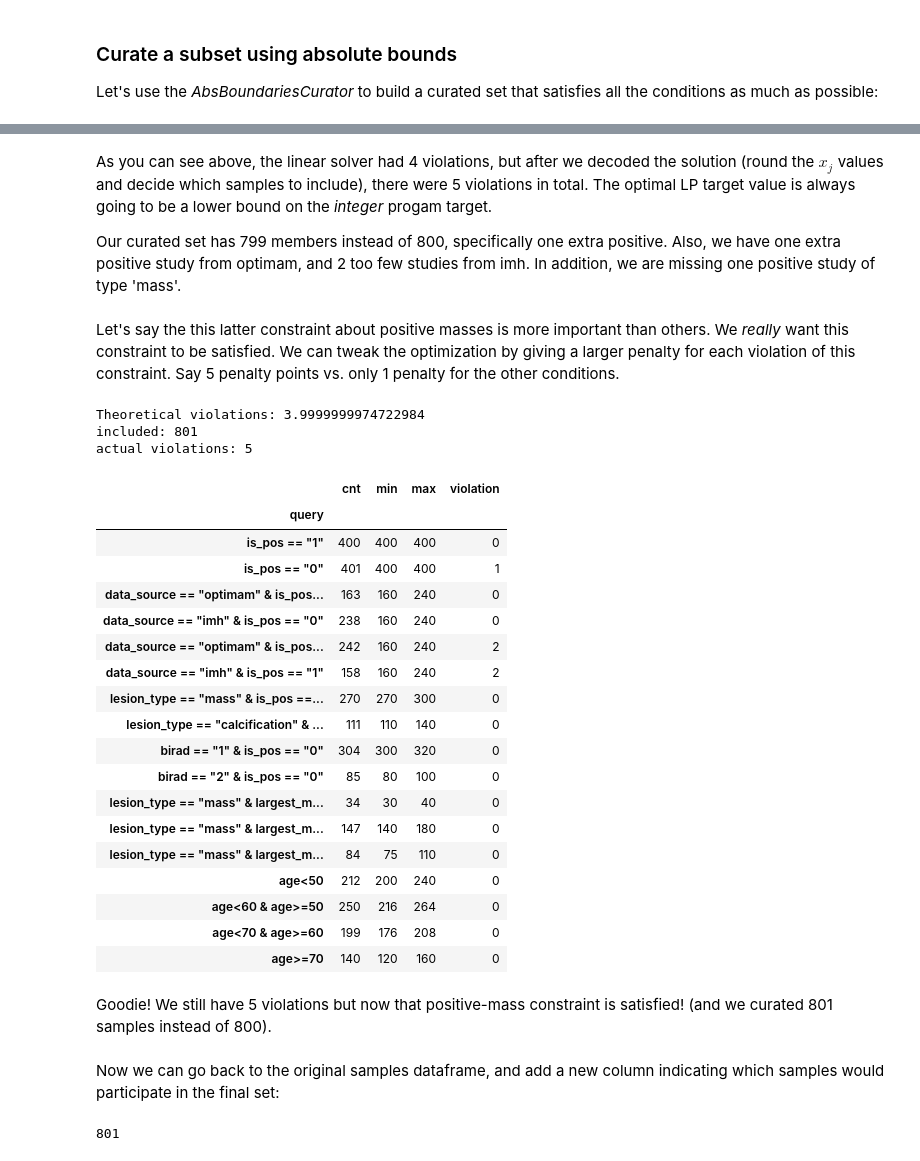
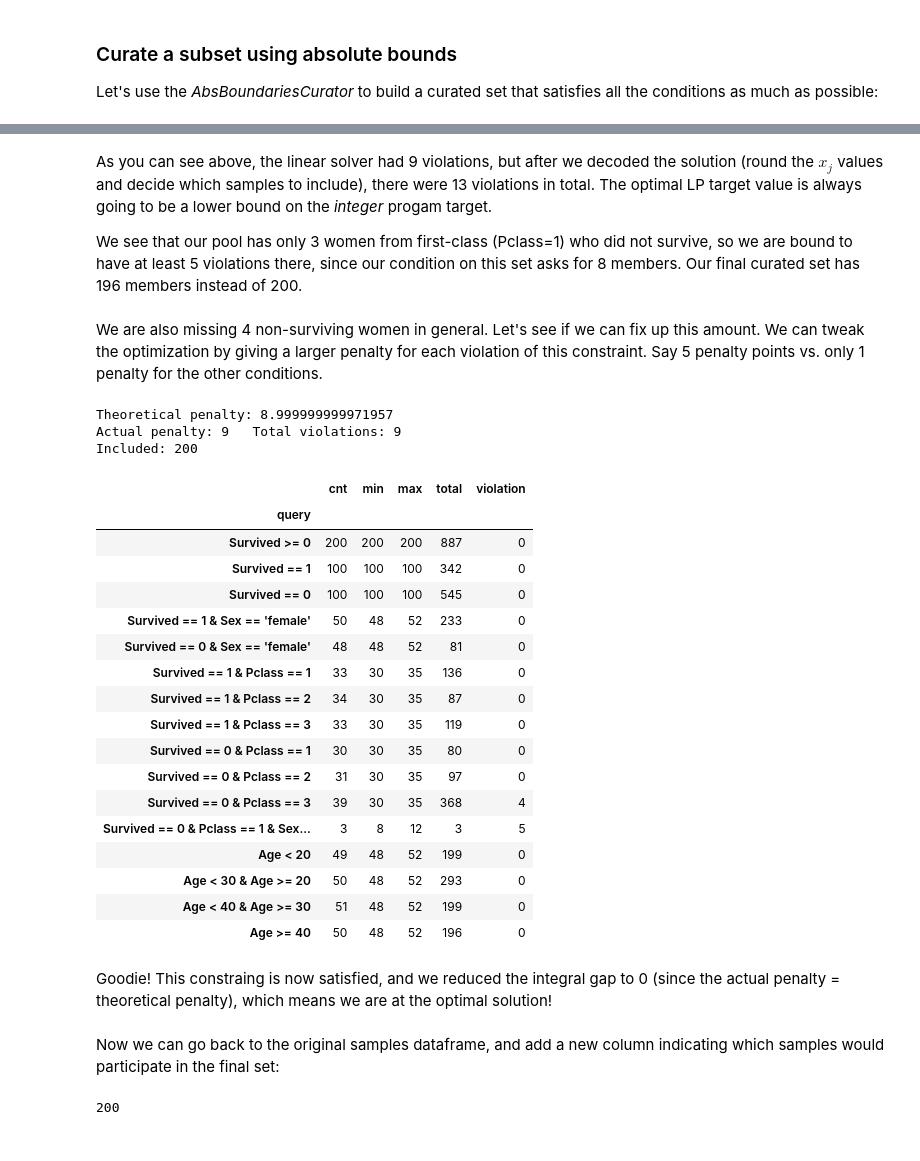
Before and after one commit to jonilaserson/curation_magic, a Jupyter notebook: index.ipynb, the cells around one changed output, grey strips where cells are left out. Cells and saved outputs as stored; diff of their text form; code cells hidden in the pictures.

Commit message:
Change from medical example to titanic

```diff
--- a/index.ipynb
+++ b/index.ipynb
@@ -24,8 +24,6 @@ Let's see an example:
 # Load dataframe from file.
 import pandas as pd
 
-df_samples = pd.read_csv('csvs/curation_pool.csv',
-                         converters={'age':int, 'birad':int})
-df_samples = df_samples.set_index('study_id')
-df_samples.sample(7)
+df_samples = pd.read_csv('csvs/titanic.csv')
+df_samples.head()
 # %% [output]
@@ -140,49 +131,49 @@ actual violations: 5
 # %% [markdown]
-As you can see above, the linear solver had 4 violations, but after we decoded the solution (round the $x_j$ values and decide which samples to include), there were 5 violations in total. The optimal LP target value is always going to be a lower bound on the *integer* progam target.
+As you can see above, the linear solver had 9 violations, but after we decoded the solution (round the $x_j$ values and decide which samples to include), there were 13 violations in total. The optimal LP target value is always going to be a lower bound on the *integer* progam target.
 
-Our curated set has 799 members instead of 800, specifically one extra positive. Also, we have one extra positive study from optimam, and 2 too few studies from imh.  In addition, we are missing one positive study of type 'mass'.
+We see that our pool has only 3 women from first-class (Pclass=1) who did not survive, so we are bound to have at least 5 violations there, since our condition on this set asks for 8 members. Our final curated set has 196 members instead of 200.
 # %% [markdown]
-Let's say the this latter constraint about positive masses is more important than others. We *really* want this constraint to be satisfied.  We can tweak the optimization by giving a larger penalty for each violation of this constraint.  Say 5 penalty points vs. only 1 penalty for the other conditions.
+We are also missing 4 non-surviving women in general. Let's see if we can fix up this amount.
+We can tweak the optimization by giving a larger penalty for each violation of this constraint.  Say 5 penalty points vs. only 1 penalty for the other conditions.
 # %%
 df_cond_abs['penalty_per_violation'] = 1
-df_cond_abs.loc['lesion_type == "mass" & is_pos == "1"', 'penalty_per_violation'] = 5
+df_cond_abs.loc["Survived == 0 & Sex == 'female'", 'penalty_per_violation'] = 5
 
-abc = curator.AbsBoundariesCurator(df_samples, df_cond_abs)
-included, summary = abc.run(method='interior-point')
+cc = curator.AbsBoundariesCurator(df_samples, df_cond_abs)
+included, summary = cc.run(method='interior-point')
 
 summary
 # %% [output]
-Theoretical violations: 3.9999999974722984
-included: 801
-actual violations: 5
+Theoretical penalty: 8.999999999971957
+Actual penalty: 9   Total violations: 9
+Included: 200
-|  | cnt | min | max | violation |
-| query |  |  |  |  |
-| is_pos == "1" | 400 | 400 | 400 | 0 |
-| is_pos == "0" | 401 | 400 | 400 | 1 |
-| data_source == "optimam" & is_pos... | 163 | 160 | 240 | 0 |
-| data_source == "imh" & is_pos == "0" | 238 | 160 | 240 | 0 |
-| data_source == "optimam" & is_pos... | 242 | 160 | 240 | 2 |
-| data_source == "imh" & is_pos == "1" | 158 | 160 | 240 | 2 |
-| lesion_type == "mass" & is_pos ==... | 270 | 270 | 300 | 0 |
-| lesion_type == "calcification" & ... | 111 | 110 | 140 | 0 |
-| birad == "1" & is_pos == "0" | 304 | 300 | 320 | 0 |
-| birad == "2" & is_pos == "0" | 85 | 80 | 100 | 0 |
-| lesion_type == "mass" & largest_m... | 34 | 30 | 40 | 0 |
-| lesion_type == "mass" & largest_m... | 147 | 140 | 180 | 0 |
-| lesion_type == "mass" & largest_m... | 84 | 75 | 110 | 0 |
-| age<50 | 212 | 200 | 240 | 0 |
-| age<60 & age>=50 | 250 | 216 | 264 | 0 |
-| age<70 & age>=60 | 199 | 176 | 208 | 0 |
-| age>=70 | 140 | 120 | 160 | 0 |
+|  | cnt | min | max | total | violation |
+| query |  |  |  |  |  |
+| Survived >= 0 | 200 | 200 | 200 | 887 | 0 |
+| Survived == 1 | 100 | 100 | 100 | 342 | 0 |
+| Survived == 0 | 100 | 100 | 100 | 545 | 0 |
+| Survived == 1 & Sex == 'female' | 50 | 48 | 52 | 233 | 0 |
+| Survived == 0 & Sex == 'female' | 48 | 48 | 52 | 81 | 0 |
+| Survived == 1 & Pclass == 1 | 33 | 30 | 35 | 136 | 0 |
+| Survived == 1 & Pclass == 2 | 34 | 30 | 35 | 87 | 0 |
+| Survived == 1 & Pclass == 3 | 33 | 30 | 35 | 119 | 0 |
+| Survived == 0 & Pclass == 1 | 30 | 30 | 35 | 80 | 0 |
+| Survived == 0 & Pclass == 2 | 31 | 30 | 35 | 97 | 0 |
+| Survived == 0 & Pclass == 3 | 39 | 30 | 35 | 368 | 4 |
+| Survived == 0 & Pclass == 1 & Sex... | 3 | 8 | 12 | 3 | 5 |
+| Age < 20 | 49 | 48 | 52 | 199 | 0 |
+| Age < 30 & Age >= 20 | 50 | 48 | 52 | 293 | 0 |
+| Age < 40 & Age >= 30 | 51 | 48 | 52 | 199 | 0 |
+| Age >= 40 | 50 | 48 | 52 | 196 | 0 |
-# %% [markdown]
-Goodie!  We still have 5 violations but now that positive-mass constraint is satisfied! (and we curated 801 samples instead of 800).
+# %% [markdown]
+Goodie!  This constraing is now satisfied, and we reduced the integral gap to 0 (since the actual penalty = theoretical penalty), which means we are at the optimal solution!
 # %% [markdown]
 Now we can go back to the original samples dataframe, and add a new column indicating which samples would participate in the final set:
 # %%
 df_subset = df_samples[included]
 print(len(df_subset))
 # %% [output]
-801
+200
 # %% [markdown]
 ### Curate a subset using relative bounds
 
```
Also changed, not shown: parts of 12 cells of this notebook, 11 other files.
